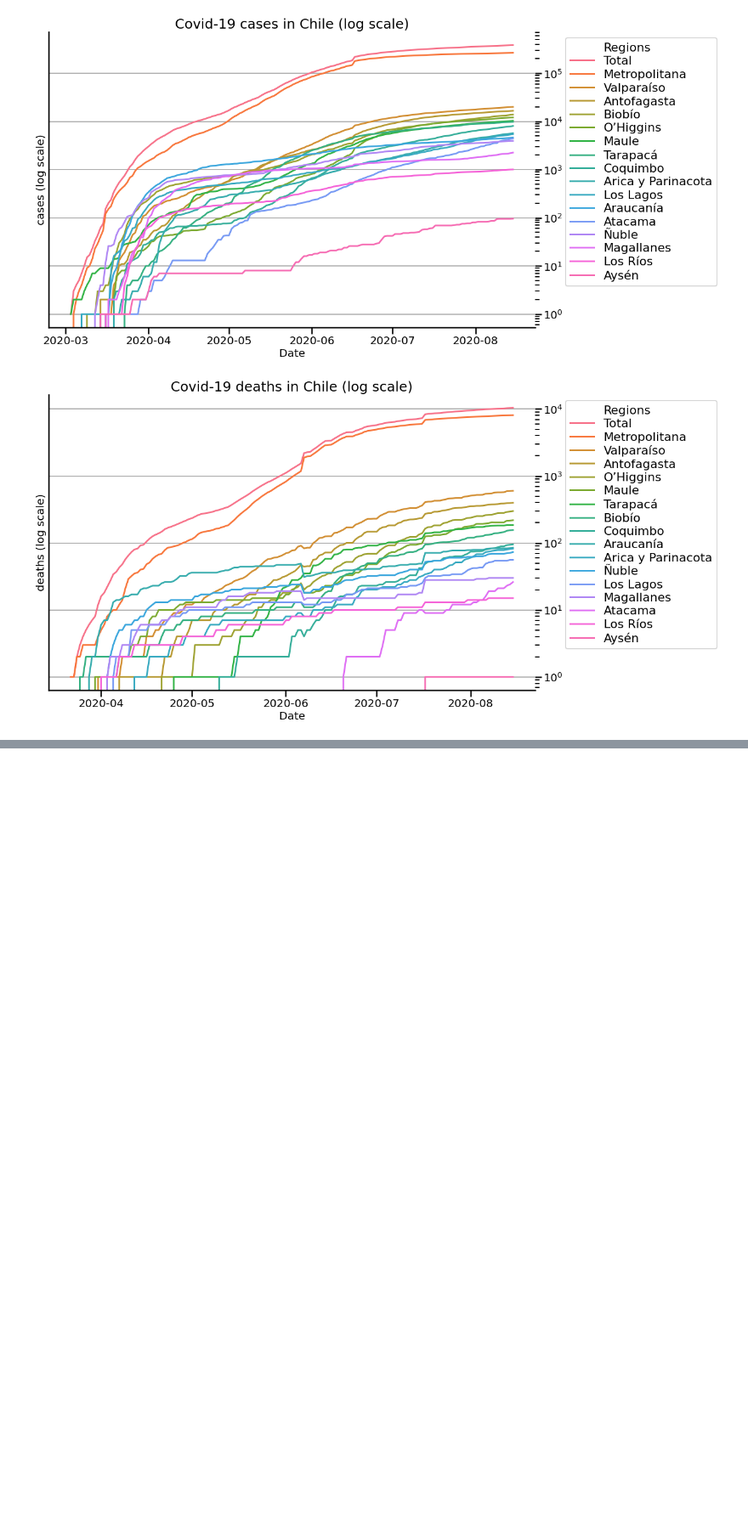
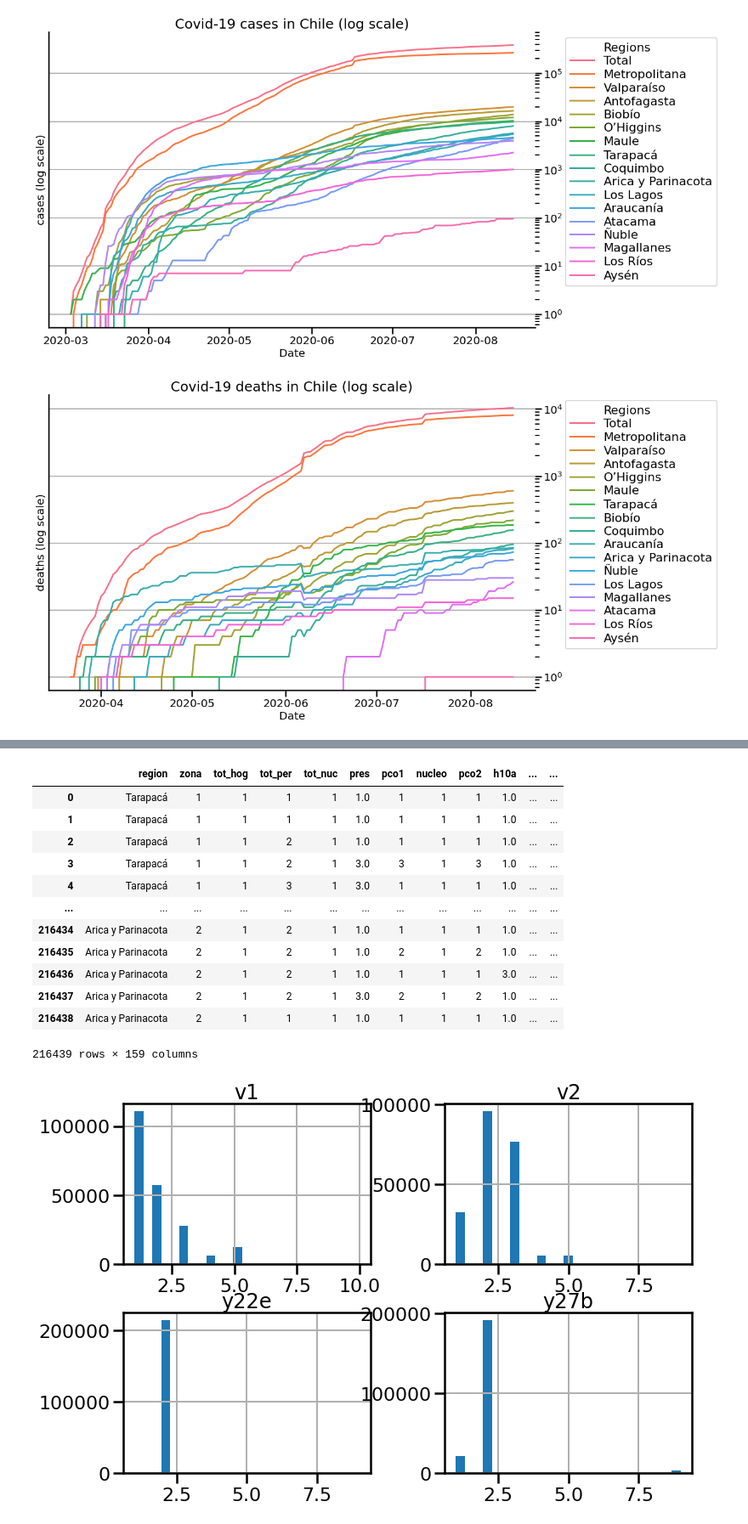
Before and after one commit to muellermax/Covid-Chile-Prediction, a Jupyter notebook: Covid Chile Prediction.ipynb, the cells around one changed output, grey strips where cells are left out. Shown: that part at 85% size. Saved outputs shown, nothing was run; the diff lists cells and outputs as text; code cells hidden in the pictures; blank space fills up the shorter version.

```diff
--- a/Covid Chile Prediction.ipynb
+++ b/Covid Chile Prediction.ipynb
@@ -185,0 +257,39 @@ timeline_plot(deaths_regions, 'deaths')
+# %%
+columns = ['folio',
+           'o',
+           'sexo',
+           'asiste',
+           'edad',
+           'pareja',
+           'ecivil',
+           'id_vivienda',
+           'hogar',
+           'varstrat',
+           'varunit',
+           'expr_div',
+           'expr',
+           'expc',
+           'fecha_dia',
+           'fecha_mes',
+           'fecha_año',
+           'provincia',
+           'comuna']
+
+casen_rel = prepare_casen_data(casen, columns, 0.2)
+
+casen_rel
+# %% [output]
+|  | region | zona | tot_hog | tot_per | tot_nuc | pres | pco1 | nucleo | pco2 | h10a | ... | ... |
+| 0 | Tarapacá | 1 | 1 | 1 | 1 | 1.0 | 1 | 1 | 1 | 1.0 | ... | ... |
+| 1 | Tarapacá | 1 | 1 | 1 | 1 | 1.0 | 1 | 1 | 1 | 1.0 | ... | ... |
+| 2 | Tarapacá | 1 | 1 | 2 | 1 | 1.0 | 1 | 1 | 1 | 1.0 | ... | ... |
+| 3 | Tarapacá | 1 | 1 | 2 | 1 | 3.0 | 3 | 1 | 3 | 1.0 | ... | ... |
+| 4 | Tarapacá | 1 | 1 | 3 | 1 | 3.0 | 1 | 1 | 1 | 1.0 | ... | ... |
+| ... | ... | ... | ... | ... | ... | ... | ... | ... | ... | ... | ... | ... |
+| 216434 | Arica y Parinacota | 2 | 1 | 2 | 1 | 1.0 | 1 | 1 | 1 | 1.0 | ... | ... |
+| 216435 | Arica y Parinacota | 2 | 1 | 2 | 1 | 1.0 | 2 | 1 | 2 | 1.0 | ... | ... |
+| 216436 | Arica y Parinacota | 2 | 1 | 2 | 1 | 1.0 | 1 | 1 | 1 | 3.0 | ... | ... |
+| 216437 | Arica y Parinacota | 2 | 1 | 2 | 1 | 3.0 | 2 | 1 | 2 | 1.0 | ... | ... |
+| 216438 | Arica y Parinacota | 2 | 1 | 1 | 1 | 1.0 | 1 | 1 | 1 | 1.0 | ... | ... |
+216439 rows × 159 columns
+[figure, added]
```
Also changed, not shown: parts of 9 cells of this notebook, 1 other file.
